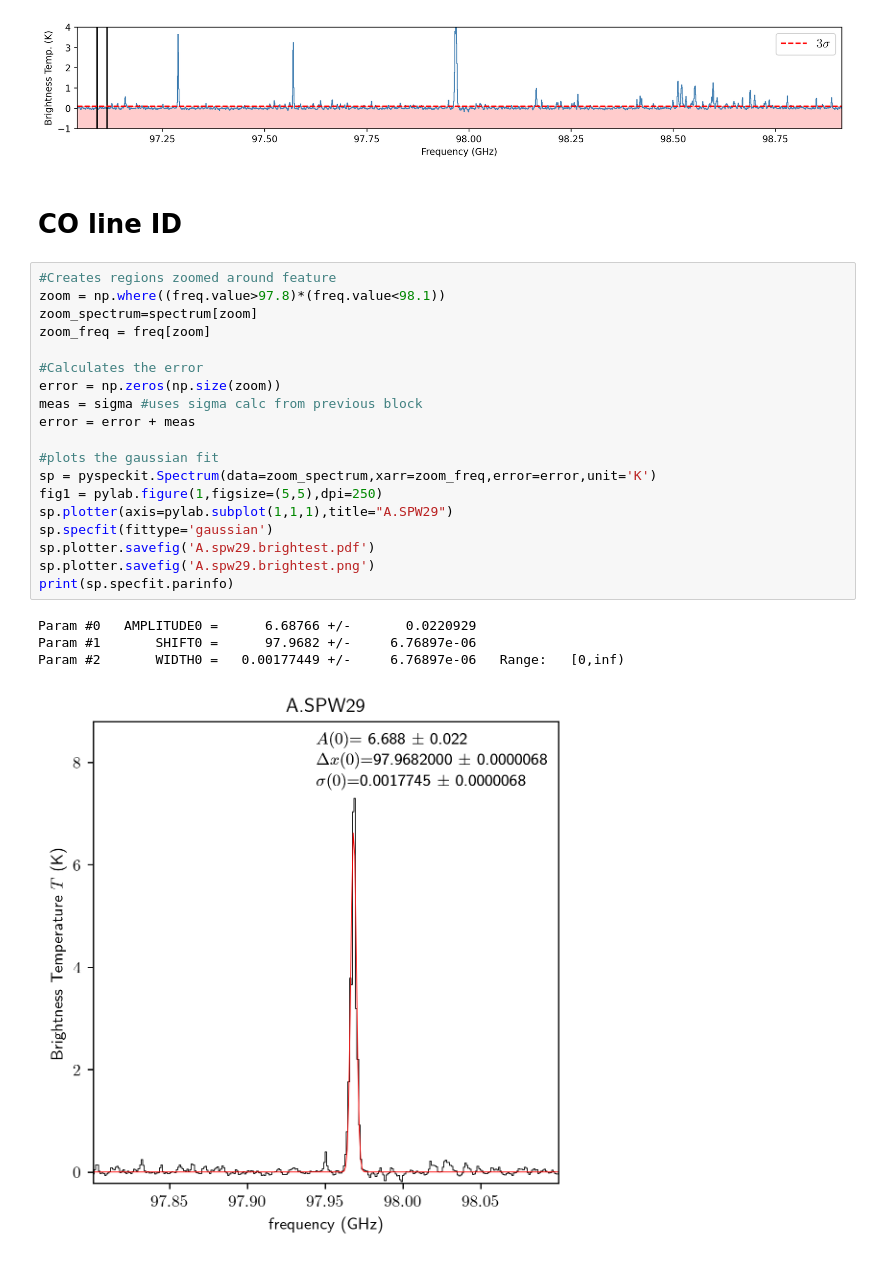
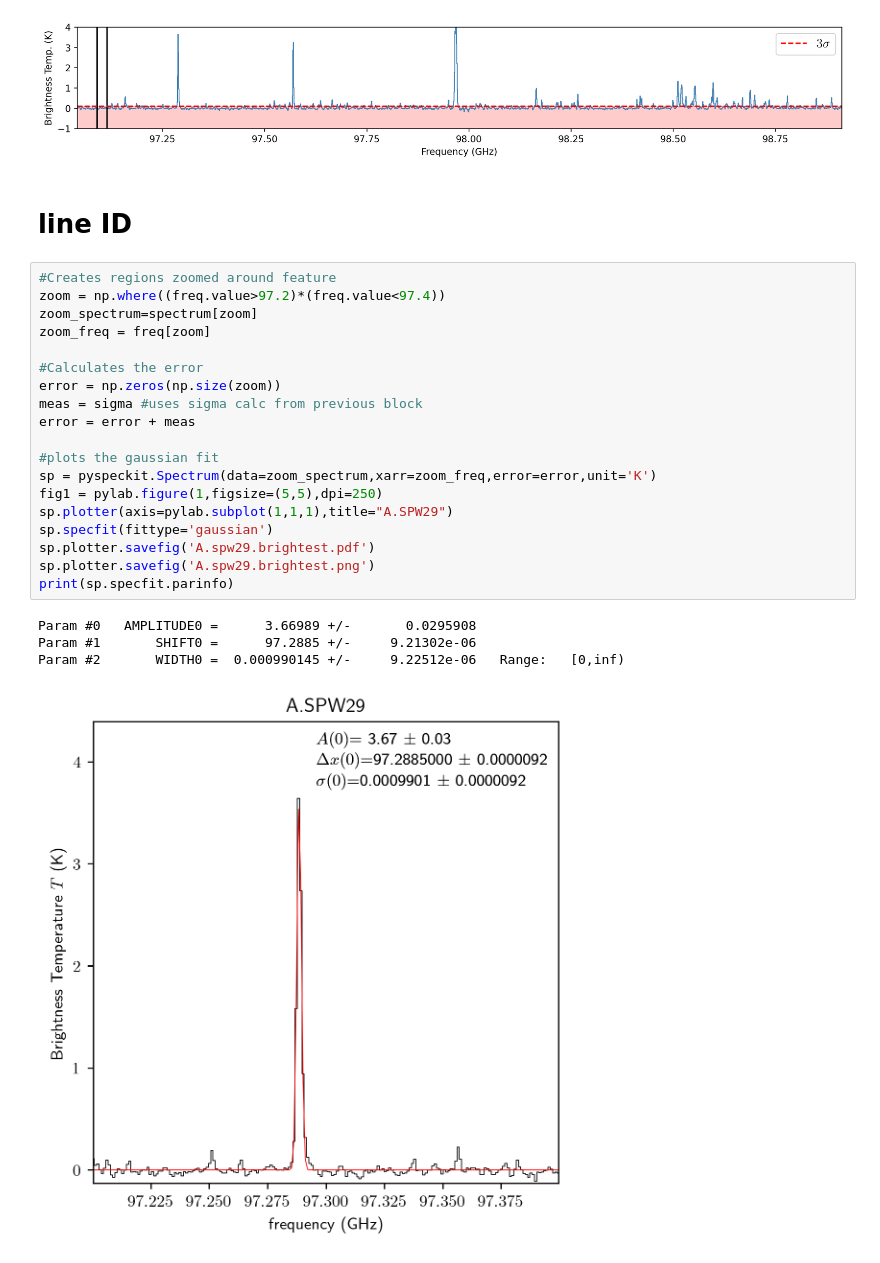
Before and after one commit to Parkerwise/Cloud-C, a Jupyter notebook: line-id-notebooks/A.spw29.ipynb, the cells around one changed output. Cells and saved outputs as stored; diff of their text form.

```diff
--- a/line-id-notebooks/A.spw29.ipynb
+++ b/line-id-notebooks/A.spw29.ipynb
@@ -95,28 +95,28 @@ sigma: 0.032372122072676264 K
 3 sigma: 0.0971163662180288 K
 [figure]
 # %% [markdown]
-# CO line ID
+# line ID
 # %%
 #Creates regions zoomed around feature
-zoom = np.where((freq.value>97.8)*(freq.value<98.1))
+zoom = np.where((freq.value>97.2)*(freq.value<97.4))
 zoom_spectrum=spectrum[zoom]
 zoom_freq = freq[zoom]
 
 #Calculates the error
 error = np.zeros(np.size(zoom))
 meas = sigma #uses sigma calc from previous block
 error = error + meas
 
 #plots the gaussian fit
 sp = pyspeckit.Spectrum(data=zoom_spectrum,xarr=zoom_freq,error=error,unit='K')
 fig1 = pylab.figure(1,figsize=(5,5),dpi=250)
 sp.plotter(axis=pylab.subplot(1,1,1),title="A.SPW29")
 sp.specfit(fittype='gaussian')
 sp.plotter.savefig('A.spw29.brightest.pdf')
 sp.plotter.savefig('A.spw29.brightest.png')
 print(sp.specfit.parinfo)
 # %% [output]
-Param #0   AMPLITUDE0 =      6.68766 +/-       0.0220929
-Param #1       SHIFT0 =      97.9682 +/-     6.76897e-06
-Param #2       WIDTH0 =   0.00177449 +/-     6.76897e-06   Range:   [0,inf)
+Param #0   AMPLITUDE0 =      3.66989 +/-       0.0295908
+Param #1       SHIFT0 =      97.2885 +/-     9.21302e-06
+Param #2       WIDTH0 =  0.000990145 +/-     9.22512e-06   Range:   [0,inf)
-[figure, old version]
+[figure, new version]
```
